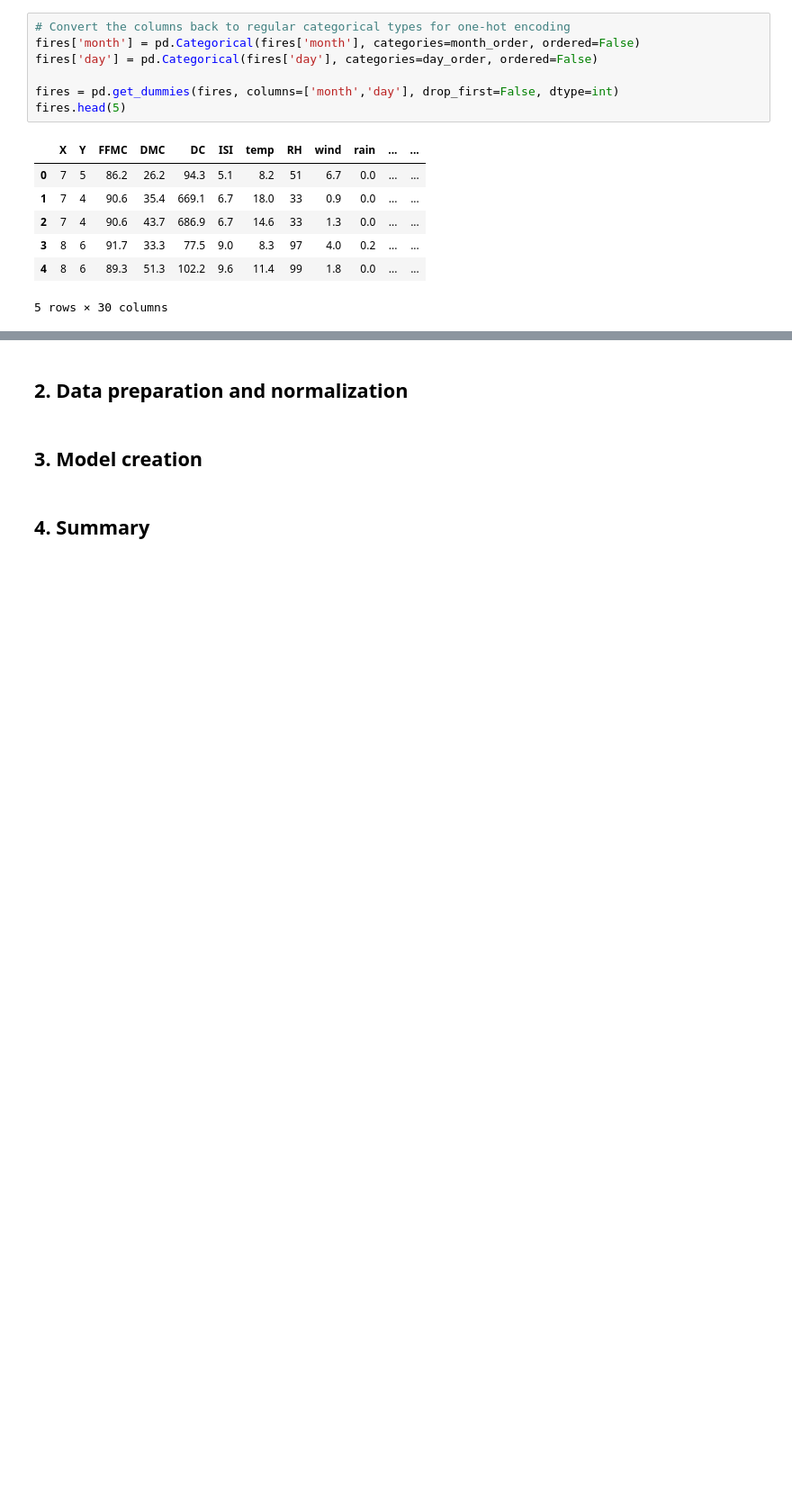
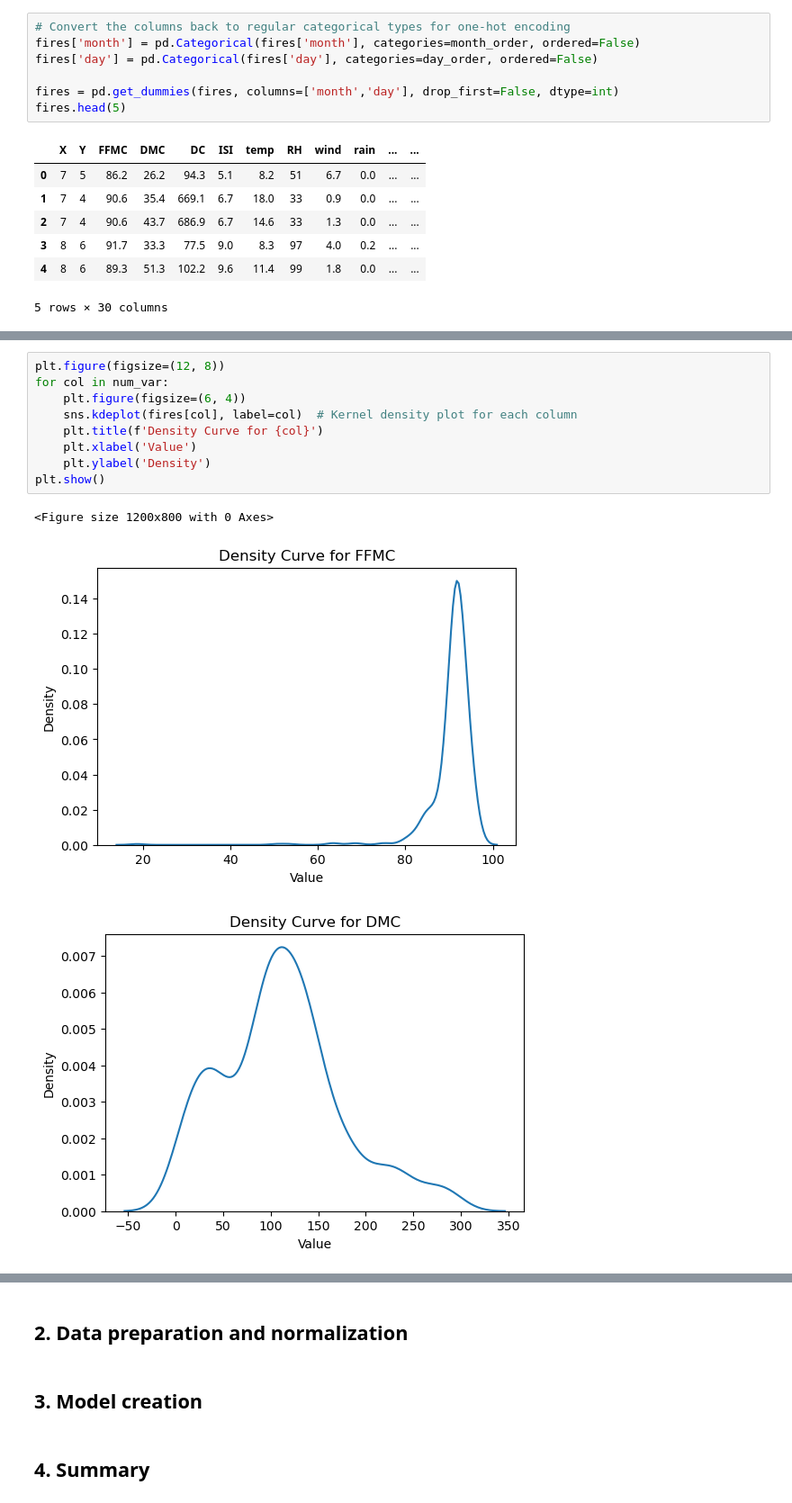
Before and after one commit to laurasck14/MLI2024, a Jupyter notebook: ml_LS.ipynb, the cells around one changed output, grey strips where cells are left out. Shown: that part at 90% size. Saved outputs shown, nothing was run; the diff lists cells and outputs as text; blank space fills up the shorter version.

```diff
--- a/ml_LS.ipynb
+++ b/ml_LS.ipynb
@@ -122,0 +129,13 @@ numerical_columns = ['FFMC', 'DMC', 'DC', 'ISI', 'temp', 'RH', 'wind', 'rain', '
+# %%
+plt.figure(figsize=(12, 8))
+for col in num_var:
+    plt.figure(figsize=(6, 4))
+    sns.kdeplot(fires[col], label=col)  # Kernel density plot for each column
+    plt.title(f'Density Curve for {col}')
+    plt.xlabel('Value')
+    plt.ylabel('Density')
+plt.show()
+# %% [output]
+<Figure size 1200x800 with 0 Axes>
+[figure, added]
+[figure, added]
```
Also changed, not shown: parts of 5 cells of this notebook.
